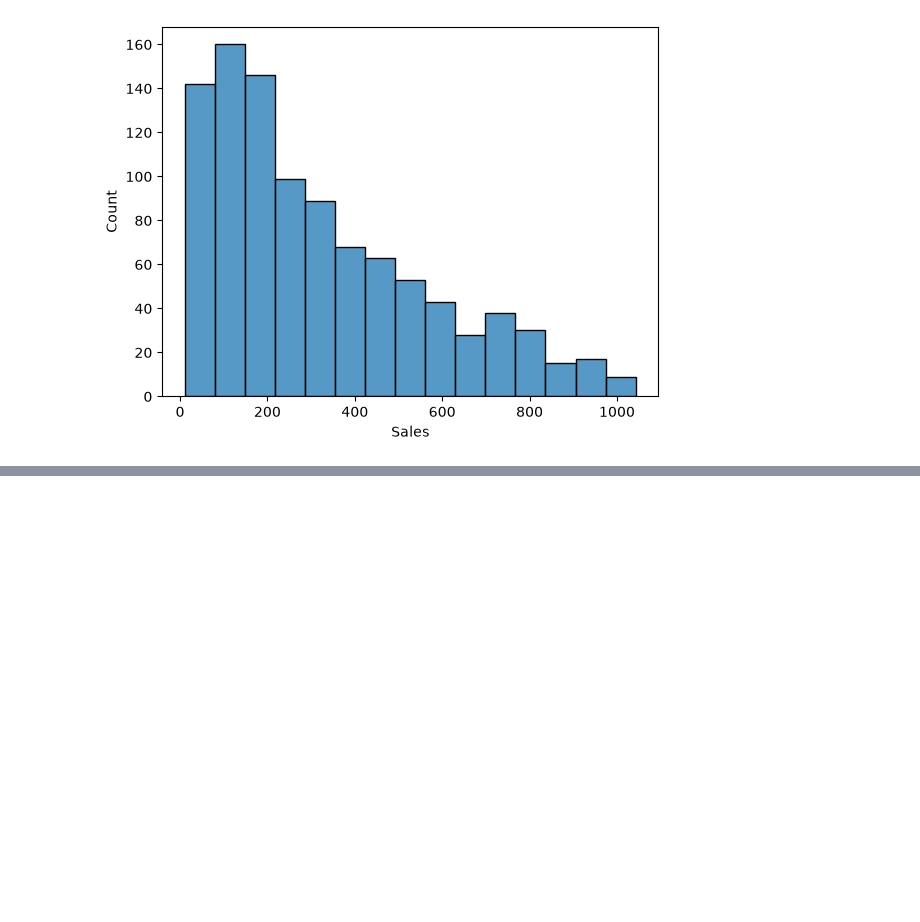
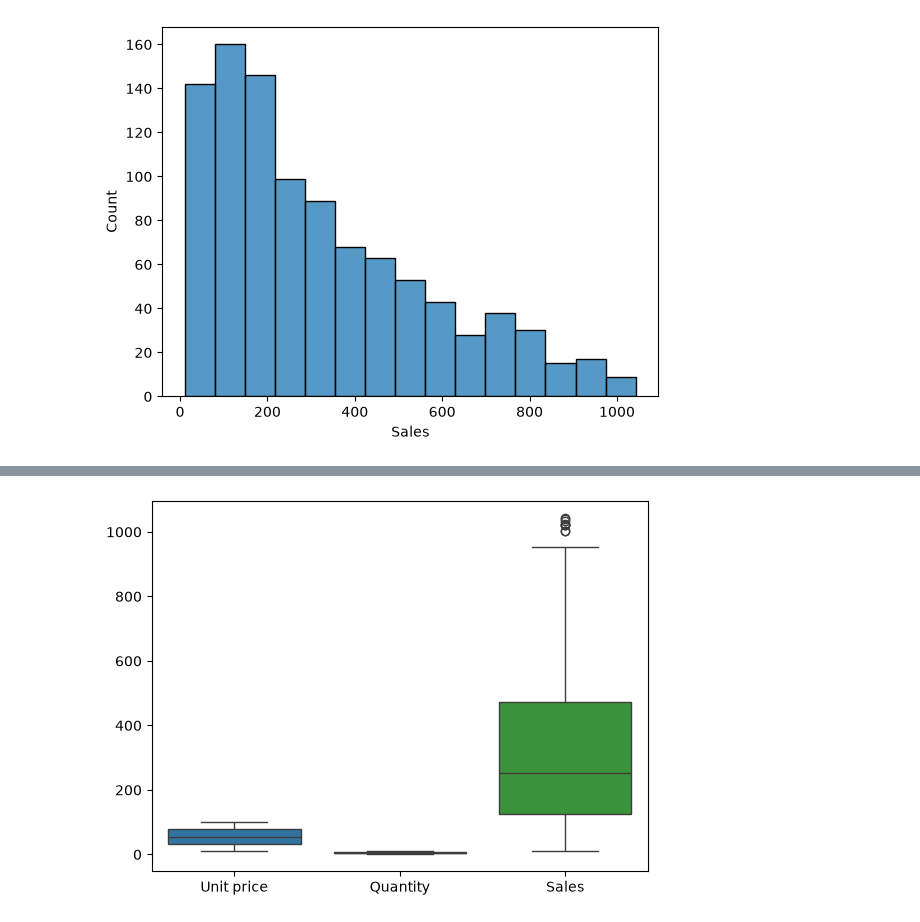
Before and after one commit to Brajcoder/Machine_Learning, a Jupyter notebook: assignments/EDA_worksheet.ipynb, the cells around one changed output, grey strips where cells are left out. Saved outputs shown, nothing was run; the diff lists cells and outputs as text; code cells hidden in the pictures; blank space fills up the shorter version.

```diff
--- a/assignments/EDA_worksheet.ipynb
+++ b/assignments/EDA_worksheet.ipynb
@@ -198,0 +230,5 @@ for i in Numeric:
+# %%
+sns.boxplot(data=df[['Unit price', 'Quantity', 'Sales']])
+plt.show()
+# %% [output]
+[figure, added]
```
Also changed, not shown: parts of 8 cells of this notebook, 5 other files.
